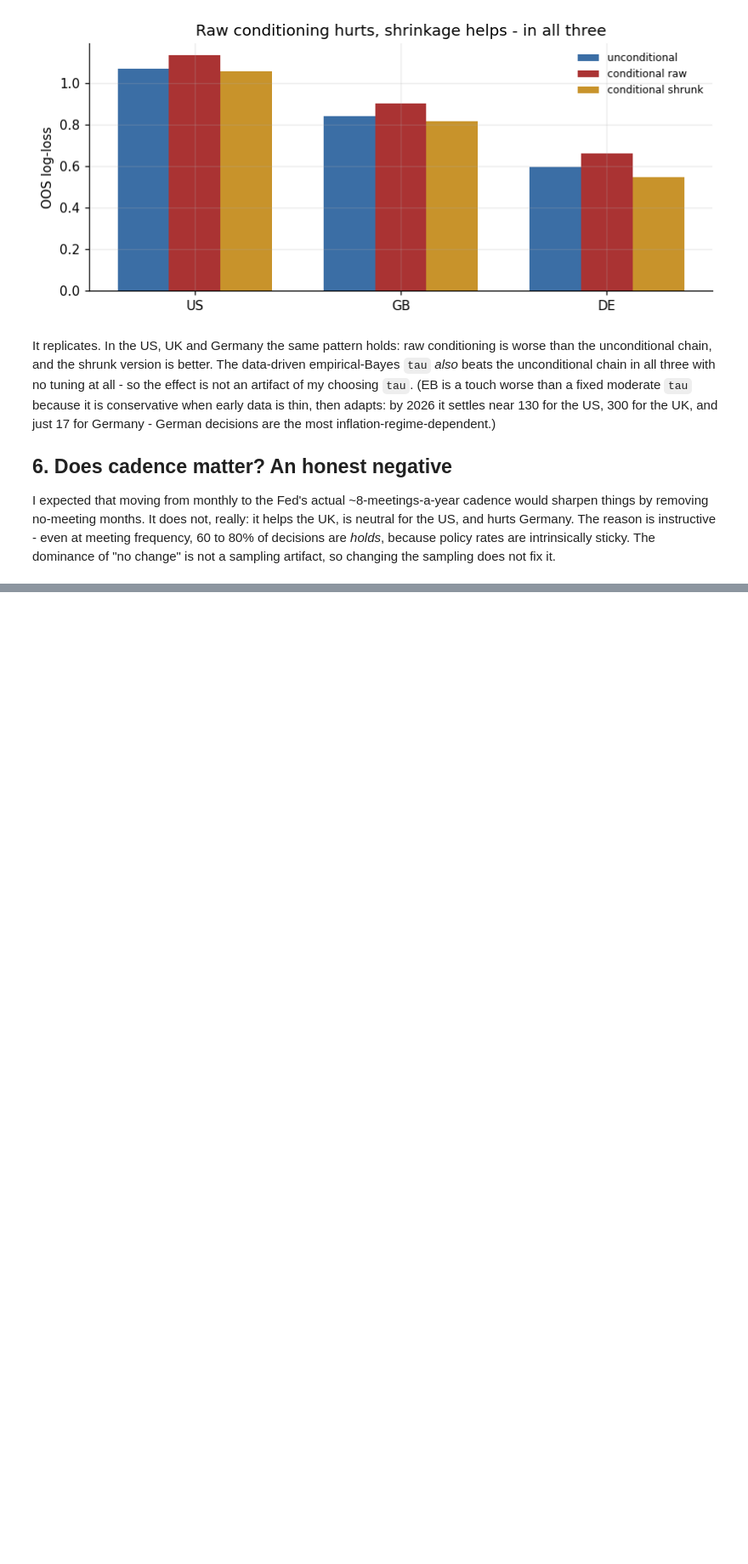
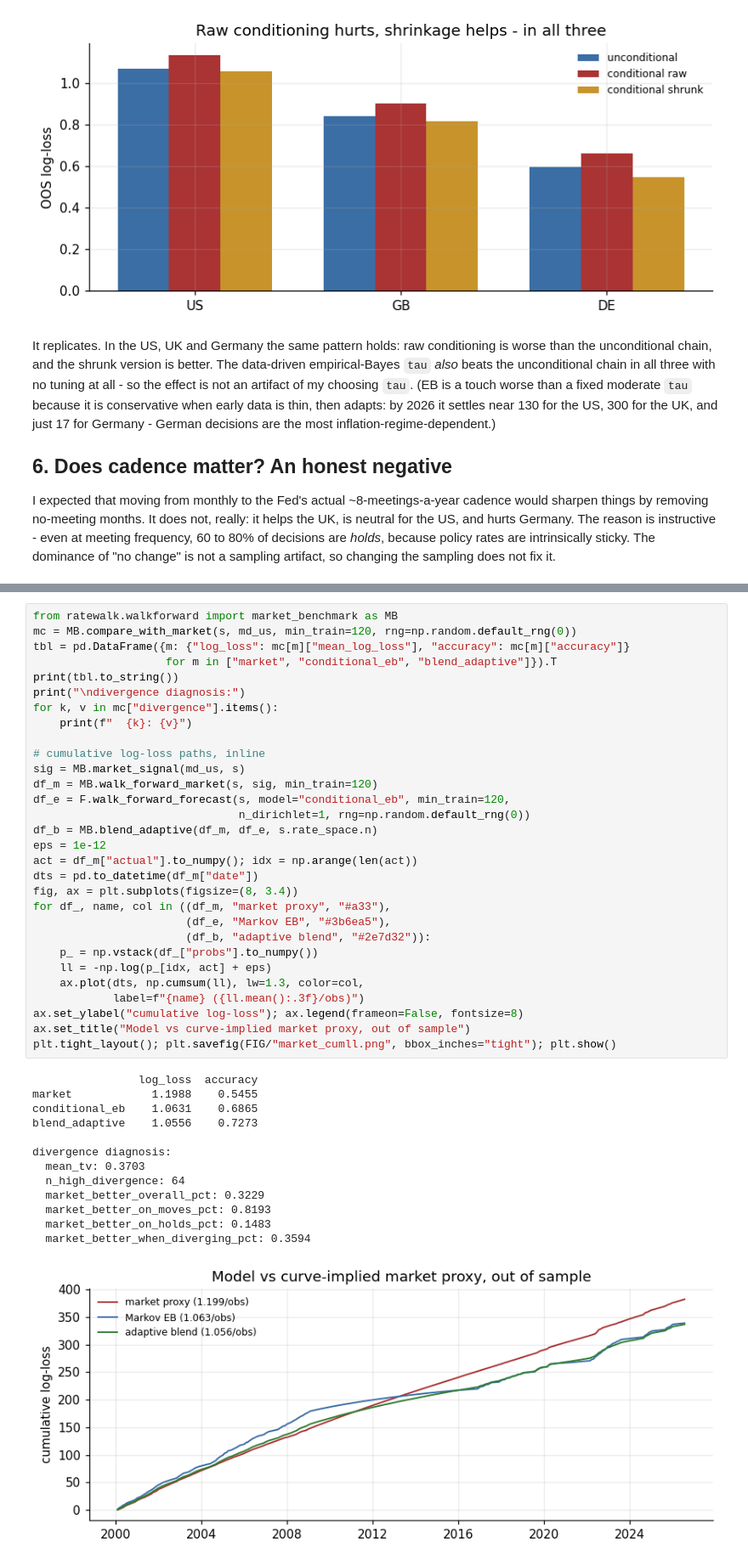
Before and after one commit to tanishhky/RateWalk, a Jupyter notebook: notebooks/RateWalk-research.ipynb, the cells around one changed output, grey strips where cells are left out. Shown at 85% size. Saved outputs shown, nothing was run; the diff lists cells and outputs as text; blank space fills up the shorter version.

```diff
--- a/notebooks/RateWalk-research.ipynb
+++ b/notebooks/RateWalk-research.ipynb
@@ -236,0 +250,44 @@ meeting : 290 decisions, 62% holds | uncond 0.9473 -> shrunk 0.9373
+# %%
+from ratewalk.walkforward import market_benchmark as MB
+mc = MB.compare_with_market(s, md_us, min_train=120, rng=np.random.default_rng(0))
+tbl = pd.DataFrame({m: {"log_loss": mc[m]["mean_log_loss"], "accuracy": mc[m]["accuracy"]}
+                    for m in ["market", "conditional_eb", "blend_adaptive"]}).T
+print(tbl.to_string())
+print("\ndivergence diagnosis:")
+for k, v in mc["divergence"].items():
+    print(f"  {k}: {v}")
+
+# cumulative log-loss paths, inline
+sig = MB.market_signal(md_us, s)
+df_m = MB.walk_forward_market(s, sig, min_train=120)
+df_e = F.walk_forward_forecast(s, model="conditional_eb", min_train=120,
+                               n_dirichlet=1, rng=np.random.default_rng(0))
+df_b = MB.blend_adaptive(df_m, df_e, s.rate_space.n)
+eps = 1e-12
+act = df_m["actual"].to_numpy(); idx = np.arange(len(act))
+dts = pd.to_datetime(df_m["date"])
+fig, ax = plt.subplots(figsize=(8, 3.4))
+for df_, name, col in ((df_m, "market proxy", "#a33"),
+                       (df_e, "Markov EB", "#3b6ea5"),
+                       (df_b, "adaptive blend", "#2e7d32")):
+    p_ = np.vstack(df_["probs"].to_numpy())
+    ll = -np.log(p_[idx, act] + eps)
+    ax.plot(dts, np.cumsum(ll), lw=1.3, color=col,
+            label=f"{name} ({ll.mean():.3f}/obs)")
+ax.set_ylabel("cumulative log-loss"); ax.legend(frameon=False, fontsize=8)
+ax.set_title("Model vs curve-implied market proxy, out of sample")
+plt.tight_layout(); plt.savefig(FIG/"market_cumll.png", bbox_inches="tight"); plt.show()
+# %% [output]
+                log_loss  accuracy
+market            1.1988    0.5455
+conditional_eb    1.0631    0.6865
+blend_adaptive    1.0556    0.7273
+
+divergence diagnosis:
+  mean_tv: 0.3703
+  n_high_divergence: 64
+  market_better_overall_pct: 0.3229
+  market_better_on_moves_pct: 0.8193
+  market_better_on_holds_pct: 0.1483
+  market_better_when_diverging_pct: 0.3594
+[figure, added]
```
Also changed, not shown: parts of 12 cells of this notebook, 5 other files.
